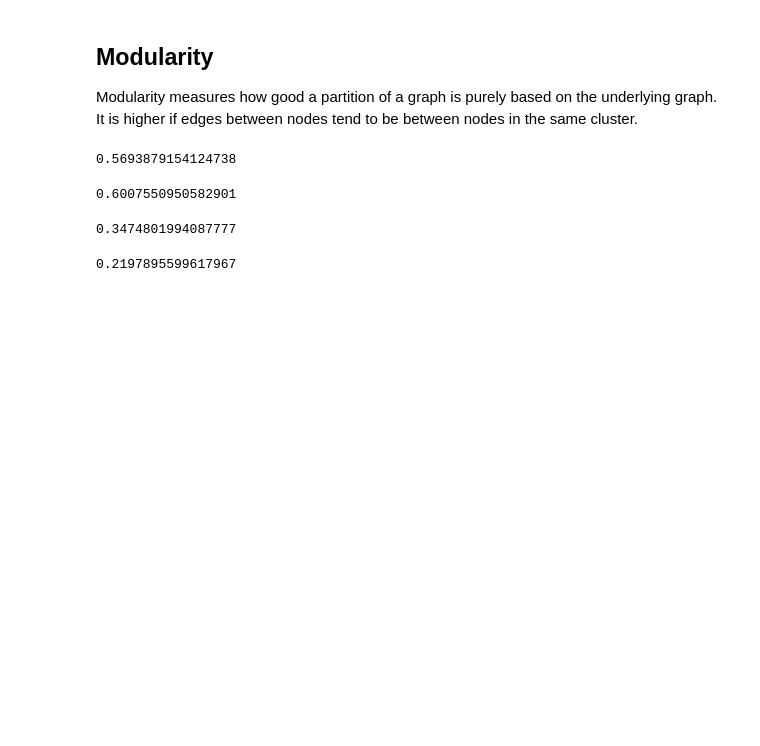
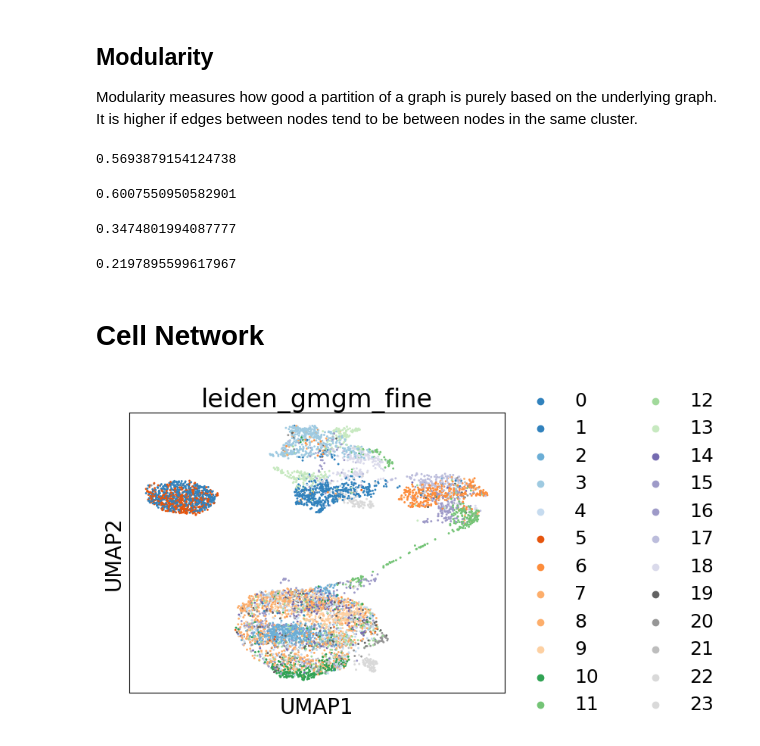
Before and after one commit to BaileyAndrew/GmGM-Bioinformatics, a Jupyter notebook: for_gmgm_paper.ipynb, the cells around one changed output. Drawn from its saved outputs; the diff is of its cells as text; code cells hidden in the pictures; blank space fills up the shorter version.

Commit message:
Added remaining figures to for_gmgm_paper.ipynb

```diff
--- a/for_gmgm_paper.ipynb
+++ b/for_gmgm_paper.ipynb
@@ -1124,3 +1124,13 @@ gmgm_graph.vs['fine_hdwgcna'] = fine_hdwgcna_community
 # %%
 # hdWGCNA_graph.write_graphml('./results/igraphs/hdWGCNA.graphml')
 # gmgm_graph.write_graphml('./results/igraphs/GmGM.graphml')
+# %% [markdown]
+# Cell Network
+# %%
+if 'leiden_gmgm_fine_colors' in adata.uns:
+    del adata.uns['leiden_gmgm_fine_colors']
+sc.tl.leiden(adata, resolution=1, key_added='leiden_gmgm_fine', adjacency=adata.obsp['obs_gmgm_connectivities'])
+sc.pl.umap(adata, color=['leiden_gmgm_fine'], palette='tab20c')
+sc.tl.rank_genes_groups(adata, groupby='leiden_gmgm_fine')
+# %% [output]
+[figure, added]
```
Also changed, not shown: parts of 11 cells of this notebook.
